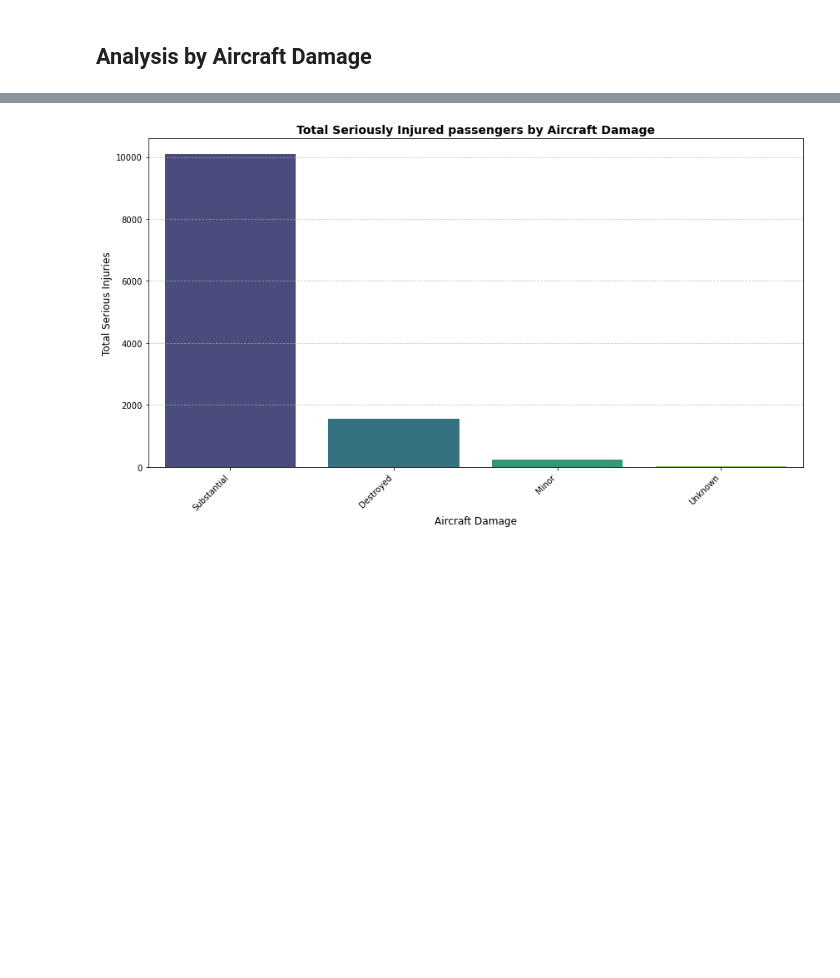
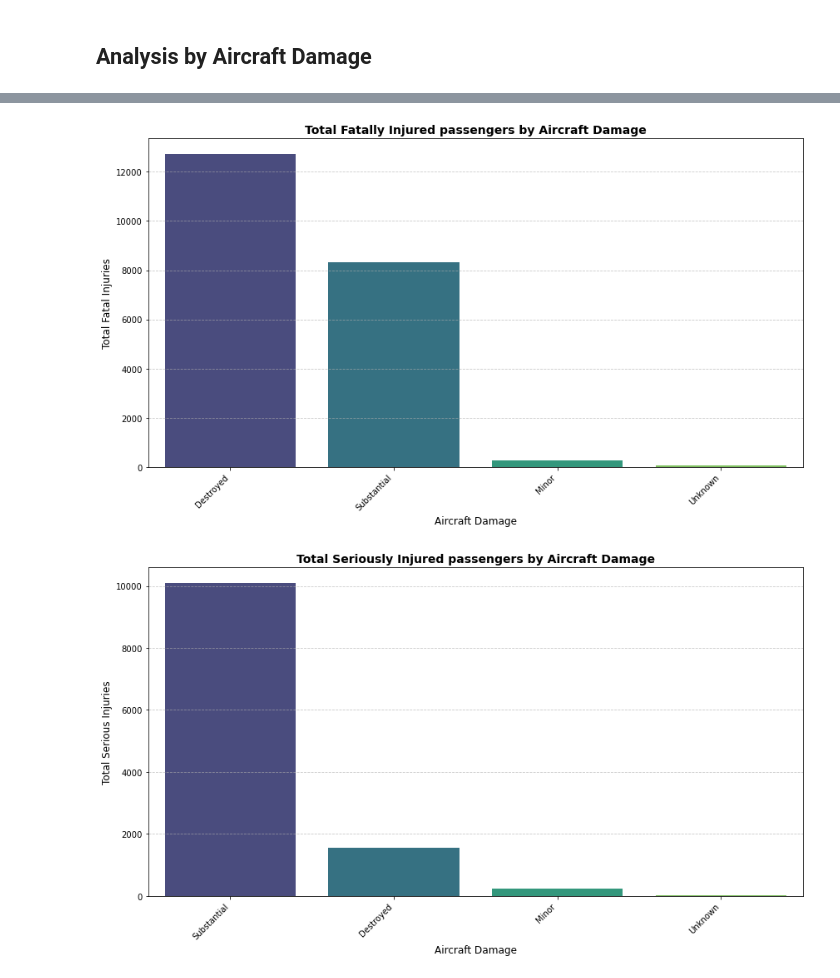
Before and after one commit to MissJJT/dsc-phase-1-project-v3, a Jupyter notebook: phase1_project.ipynb, the cells around one changed output, grey strips where cells are left out. Cells and saved outputs as stored; diff of their text form; code cells hidden in the pictures; blank space fills up the shorter version.

```diff
--- a/phase1_project.ipynb
+++ b/phase1_project.ipynb
@@ -1119,25 +935,27 @@ plt.show()
 # %%
-total_fatalities_by_damage = df2.groupby('Aircraft_damage')['Total_Fatal_Injuries'].sum()#.sort_values(ascending=False)
+total_fatalities_by_damage = df2.groupby('Aircraft_damage')['Total_Fatal_Injuries_Filled'].sum().sort_values(ascending=False)
 
 
 plt.figure(figsize=(12, 7))
 
 sns.barplot(x=total_fatalities_by_damage.index,
             y=total_fatalities_by_damage.values,
             palette='viridis')
 
 plt.xlabel('Aircraft Damage', fontsize=12)
 plt.ylabel('Total Fatal Injuries', fontsize=12)
 plt.title('Total Fatally Injured passengers by Aircraft Damage', fontsize=14, fontweight='bold')
 
 # Rotate x-axis
 plt.xticks(rotation=45, ha='right', fontsize=10)
 plt.yticks(fontsize=10)
 
 plt.grid(axis='y', linestyle='--', alpha=0.7)
 
 plt.tight_layout()
 plt.show()
+# %% [output]
+[figure, added]
 # %%
 total_serious_by_damage = df2.groupby('Aircraft_damage')['Total_Serious_Injuries'].sum().sort_values(ascending=False)
 
```
Also changed, not shown: parts of 66 cells of this notebook.
